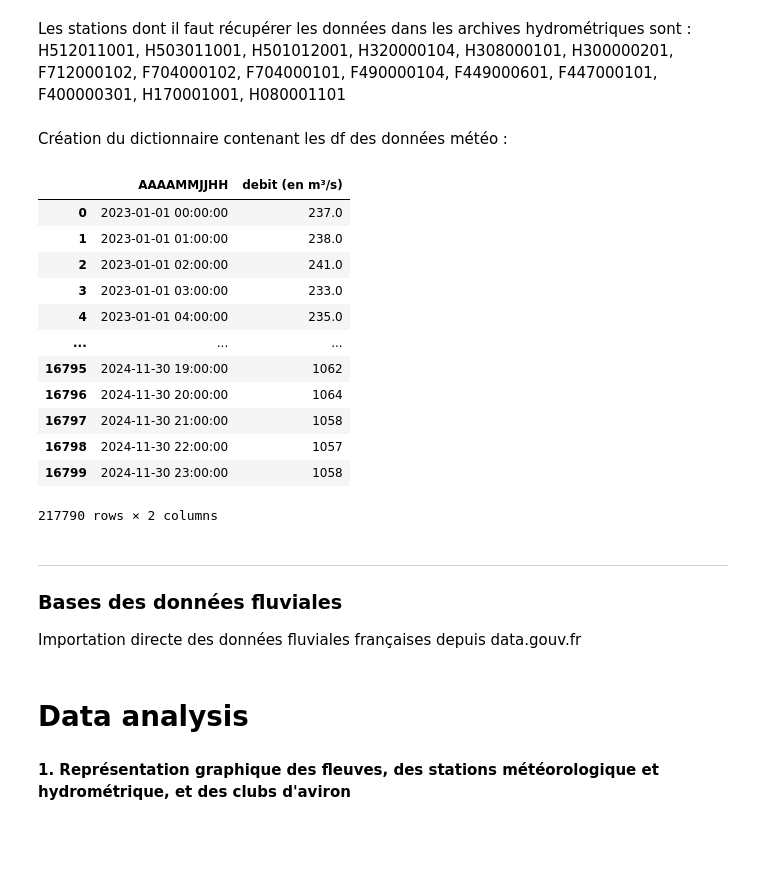
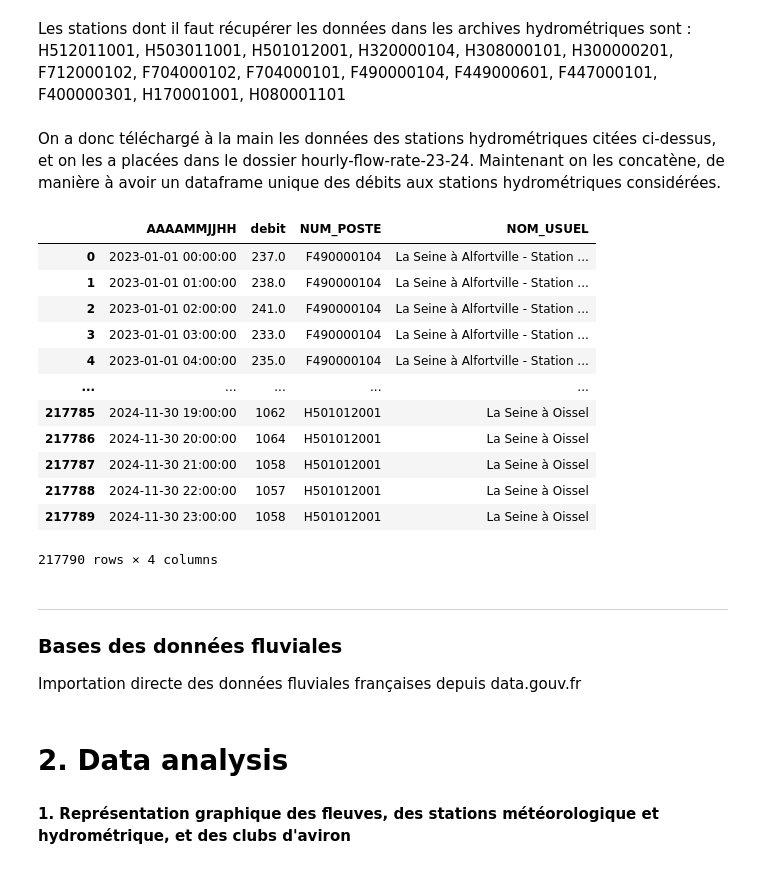
Before and after one commit to vadim-gisserot/Projet-de-Python-Leroux-Gisserot, a Jupyter notebook: notebooks/Compte-rendu de l'analyse.ipynb, the cells around one changed output. Saved outputs shown, nothing was run; the diff lists cells and outputs as text; code cells hidden in the pictures; blank space fills up the shorter version.

```diff
--- a/notebooks/Compte-rendu de l'analyse.ipynb
+++ b/notebooks/Compte-rendu de l'analyse.ipynb
@@ -162,29 +178,33 @@ resultat = "Les stations dont il faut récupérer les données dans les archives
 display(Markdown(resultat))
 # %% [output]
 Les stations dont il faut récupérer les données dans les archives hydrométriques sont : H512011001, H503011001, H501012001, H320000104, H308000101, H300000201, F712000102, F704000102, F704000101, F490000104, F449000601, F447000101, F400000301, H170001001, H080001101
-# %% [markdown]
-Création du dictionnaire contenant les df des données météo :
+# %% [markdown]
+On a donc téléchargé à la main les données des stations hydrométriques citées ci-dessus, et on les a placées dans le dossier hourly-flow-rate-23-24. Maintenant on les concatène, de manière à avoir un dataframe unique des débits aux stations hydrométriques considérées.
 # %%
-debit_horaire = load_data_from_disk(data_dir="/home/onyxia/work/Projet-de-Python-Leroux-Gisserot/data/hourly-flow-rate-23-24")
-
+#Chargement des données et association du code (NUM_POSTE) de la station dont elles sont issues
+debit_horaire = load_data_from_disk_hydro(data_dir="/home/onyxia/work/Projet-de-Python-Leroux-Gisserot/data/hourly-flow-rate-23-24")
+#Normalisation du dataframe : Conversion de la date, suppression des colonnes inutiles, rename des colonnes
 debit_horaire['Date (TU)'] = pd.to_datetime(debit_horaire['Date (TU)'], utc=True).dt.tz_localize(None)
 debit_horaire = debit_horaire.drop(['Statut', 'Qualification', 'Méthode', 'Continuité'], axis=1)
-debit_horaire = debit_horaire.rename(columns={'Date (TU)': 'AAAAMMJJHH', 'Valeur (en m³/s)': 'debit (en m³/s)', 'NUM_POSTE': 'NUM_POSTE_H', 'NOM_USUEL': 'NOM_USUEL_H'})
+debit_horaire = debit_horaire.rename(columns={'Date (TU)': 'AAAAMMJJHH', 'Valeur (en m³/s)': 'debit'})
+
+#Ajout du nom de la station hydrop correspondante au code
+debit_horaire = debit_horaire.merge(liste_stations_hydro[['NUM_POSTE', 'NOM_USUEL']], on="NUM_POSTE", how="left")
 debit_horaire
 # %% [output]
-|  | AAAAMMJJHH | debit (en m³/s) |
-| 0 | 2023-01-01 00:00:00 | 237.0 |
-| 1 | 2023-01-01 01:00:00 | 238.0 |
-| 2 | 2023-01-01 02:00:00 | 241.0 |
-| 3 | 2023-01-01 03:00:00 | 233.0 |
-| 4 | 2023-01-01 04:00:00 | 235.0 |
-| ... | ... | ... |
-| 16795 | 2024-11-30 19:00:00 | 1062 |
-| 16796 | 2024-11-30 20:00:00 | 1064 |
-| 16797 | 2024-11-30 21:00:00 | 1058 |
-| 16798 | 2024-11-30 22:00:00 | 1057 |
-| 16799 | 2024-11-30 23:00:00 | 1058 |
+|  | AAAAMMJJHH | debit | NUM_POSTE | NOM_USUEL |
+| 0 | 2023-01-01 00:00:00 | 237.0 | F490000104 | La Seine à Alfortville - Station ... |
+| 1 | 2023-01-01 01:00:00 | 238.0 | F490000104 | La Seine à Alfortville - Station ... |
+| 2 | 2023-01-01 02:00:00 | 241.0 | F490000104 | La Seine à Alfortville - Station ... |
+| 3 | 2023-01-01 03:00:00 | 233.0 | F490000104 | La Seine à Alfortville - Station ... |
+| 4 | 2023-01-01 04:00:00 | 235.0 | F490000104 | La Seine à Alfortville - Station ... |
+| ... | ... | ... | ... | ... |
+| 217785 | 2024-11-30 19:00:00 | 1062 | H501012001 | La Seine à Oissel |
+| 217786 | 2024-11-30 20:00:00 | 1064 | H501012001 | La Seine à Oissel |
+| 217787 | 2024-11-30 21:00:00 | 1058 | H501012001 | La Seine à Oissel |
+| 217788 | 2024-11-30 22:00:00 | 1057 | H501012001 | La Seine à Oissel |
+| 217789 | 2024-11-30 23:00:00 | 1058 | H501012001 | La Seine à Oissel |
-217790 rows × 2 columns
+217790 rows × 4 columns
 # %% [markdown]
 ---
 ### Bases des données fluviales
@@ -196,7 +216,7 @@ rivers = import_geojson_from_url(
                 geojson_file="/home/onyxia/work/Projet-de-Python-Leroux-Gisserot/data/rivers.geojson"
             )
 # %% [markdown]
-# **Data analysis**
+# **2. Data analysis**
 # %%
 from utils.data_analysis import (
     carte_figures,
```
Also changed, not shown: parts of 33 cells of this notebook, 2 other files.
